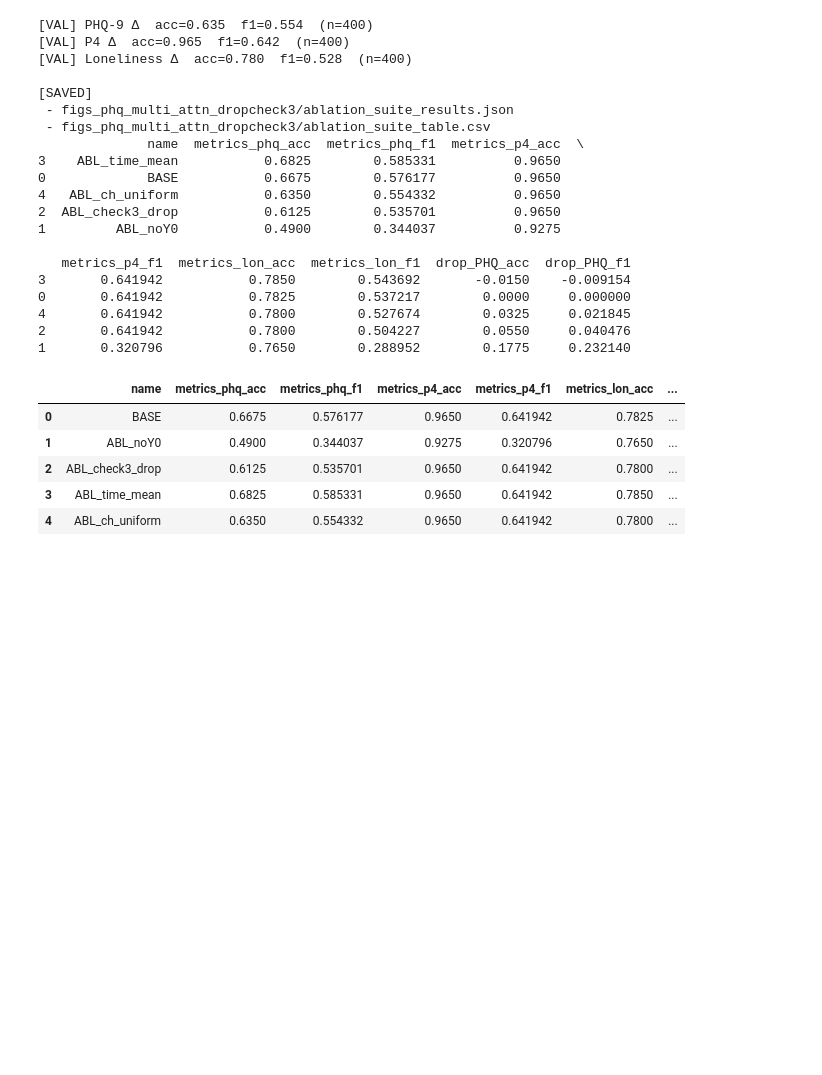
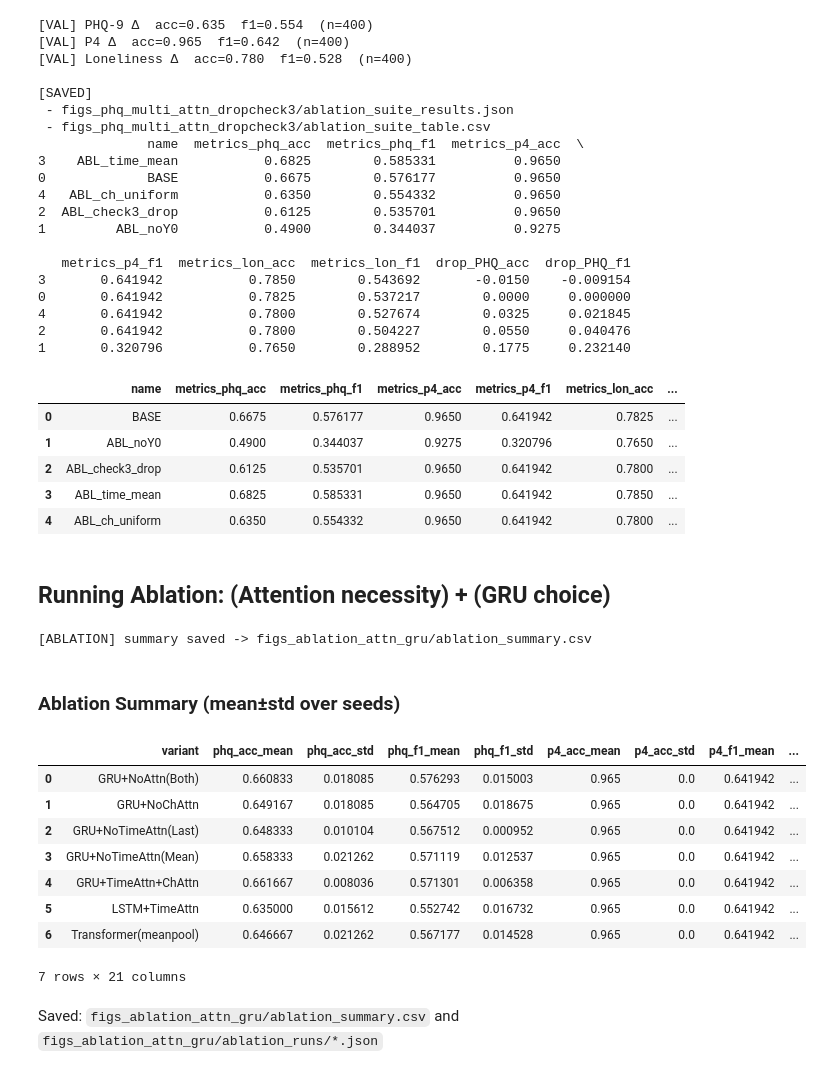
Before and after one commit to carolyn0515/dil_final, a Jupyter notebook: play.ipynb, the cells around one changed output. Saved outputs shown, nothing was run; the diff lists cells and outputs as text; code cells hidden in the pictures; blank space fills up the shorter version.

```diff
--- a/play.ipynb
+++ b/play.ipynb
@@ -1728,3 +1727,73 @@ Running: AblationConfig(name='ABL_ch_uniform', use_y0=True, use_channel_attn=Fal
 | 2 | ABL_check3_drop | 0.6125 | 0.535701 | 0.9650 | 0.641942 | 0.7800 | ... |
 | 3 | ABL_time_mean | 0.6825 | 0.585331 | 0.9650 | 0.641942 | 0.7850 | ... |
 | 4 | ABL_ch_uniform | 0.6350 | 0.554332 | 0.9650 | 0.641942 | 0.7800 | ... |
+# %%
+# =========================
+# Ablation notebook runner
+# =========================
+
+import os, importlib
+import pandas as pd
+from IPython.display import display, Markdown
+
+import approach3 as base
+import ablation_attn_gru as abl
+importlib.reload(abl)
+
+def notebook_run_attn_gru_ablation(
+    raw1="data/raw_data1.csv",
+    raw2="data/raw_data2.csv",
+    outdir="figs_ablation_attn_gru",
+    T=40,
+    build_seed=42,
+    epochs=80,
+    lr=1e-3,
+    seeds=(41,42,43),
+):
+    os.makedirs(outdir, exist_ok=True)
+    display(Markdown("## Running Ablation: (Attention necessity) + (GRU choice)"))
+
+    # 1) Build dataset (same cohort filtering)
+    batch = base.build_dataset(raw1, raw2, T=T, outdir=outdir, seed=build_seed)
+
+    # 2) Run ablation suite
+    cfg = abl.AblationConfig(
+        outdir=outdir,
+        epochs=epochs,
+        lr=lr,
+        seeds=seeds,
+    )
+
+    df_summary = abl.run_ablation_suite(batch, cfg)
+
+    display(Markdown("### Ablation Summary (mean±std over seeds)"))
+    display(df_summary)
+
+    display(Markdown(f"Saved: `{outdir}/ablation_summary.csv` and `{outdir}/ablation_runs/*.json`"))
+    return df_summary
+
+# 실행 예시:
+df = notebook_run_attn_gru_ablation(
+    raw1="data/raw_data1.csv",
+    raw2="data/raw_data2.csv",
+    outdir="figs_ablation_attn_gru",
+    T=40,
+    build_seed=42,
+    epochs=80,
+    lr=1e-3,
+    seeds=(41,42,43),
+)
+# %% [output]
+## Running Ablation: (Attention necessity) + (GRU choice)
+[ABLATION] summary saved -> figs_ablation_attn_gru/ablation_summary.csv
+### Ablation Summary (mean±std over seeds)
+|  | variant | phq_acc_mean | phq_acc_std | phq_f1_mean | phq_f1_std | p4_acc_mean | p4_acc_std | p4_f1_mean | ... |
+| 0 | GRU+NoAttn(Both) | 0.660833 | 0.018085 | 0.576293 | 0.015003 | 0.965 | 0.0 | 0.641942 | ... |
+| 1 | GRU+NoChAttn | 0.649167 | 0.018085 | 0.564705 | 0.018675 | 0.965 | 0.0 | 0.641942 | ... |
+| 2 | GRU+NoTimeAttn(Last) | 0.648333 | 0.010104 | 0.567512 | 0.000952 | 0.965 | 0.0 | 0.641942 | ... |
+| 3 | GRU+NoTimeAttn(Mean) | 0.658333 | 0.021262 | 0.571119 | 0.012537 | 0.965 | 0.0 | 0.641942 | ... |
+| 4 | GRU+TimeAttn+ChAttn | 0.661667 | 0.008036 | 0.571301 | 0.006358 | 0.965 | 0.0 | 0.641942 | ... |
+| 5 | LSTM+TimeAttn | 0.635000 | 0.015612 | 0.552742 | 0.016732 | 0.965 | 0.0 | 0.641942 | ... |
+| 6 | Transformer(meanpool) | 0.646667 | 0.021262 | 0.567177 | 0.014528 | 0.965 | 0.0 | 0.641942 | ... |
+7 rows × 21 columns
+Saved: `figs_ablation_attn_gru/ablation_summary.csv` and `figs_ablation_attn_gru/ablation_runs/*.json`
```
Also changed, not shown: parts of 1 cell of this notebook.
